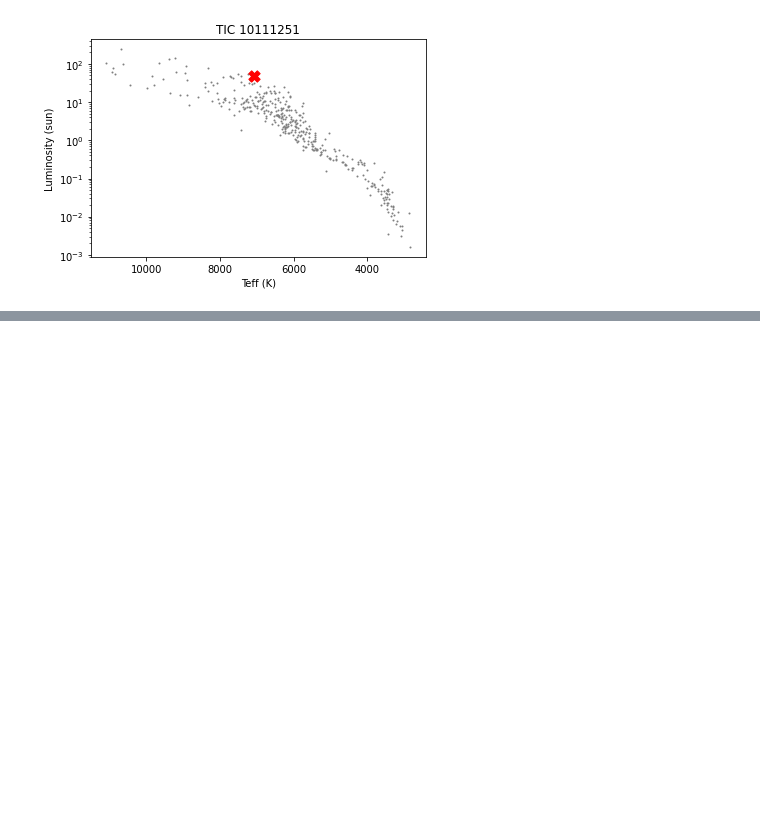
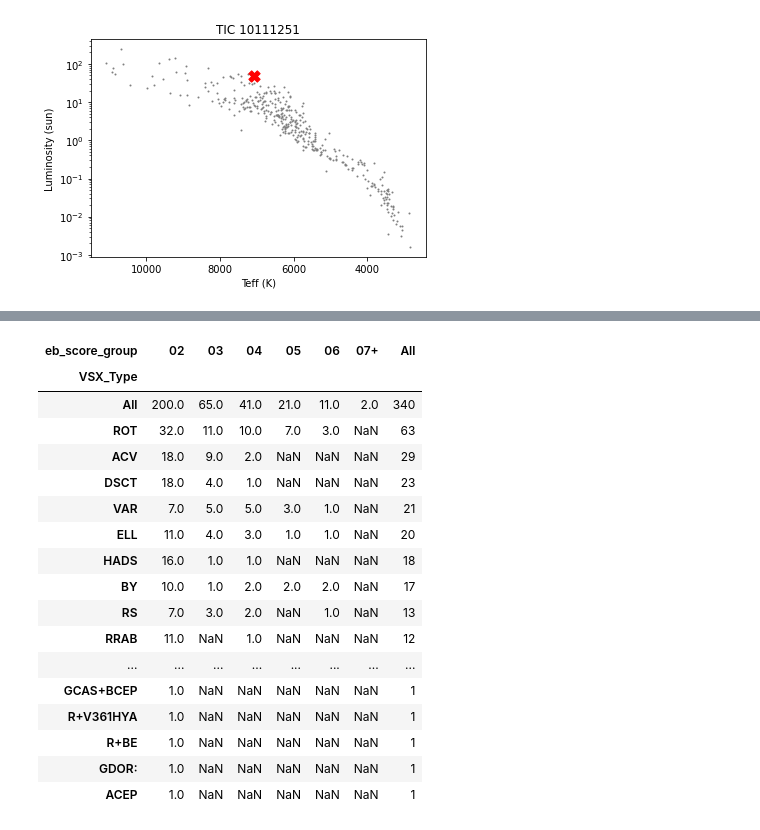
Before and after one commit to orionlee/pht_eb_stats2, a Jupyter notebook: src/dashboard.ipynb, the cells around one changed output, grey strips where cells are left out. Drawn from its saved outputs; the diff is of its cells as text; code cells hidden in the pictures; blank space fills up the shorter version.

```diff
--- a/src/dashboard.ipynb
+++ b/src/dashboard.ipynb
@@ -96,0 +103,36 @@ GridBox(children=(Output(layout=Layout(border='1px dotted gray')), Output(layout
+# %%
+df = df_catalog
+df_summary = (
+    df
+    [(df["is_eb_catalog"] == "F") & (df["eb_score"] >= 2)]  # -np.inf  # to show all
+    .pivot_table(
+        index="VSX_Type",
+#         index="ASASSN_Type",
+#         index="SIMBAD_OTYPES",
+        columns="eb_score_group", values="tic_id", aggfunc="count", margins=True)
+#     .groupby("VSX_Type")
+#     [["tic_id"]]
+#     .count()
+    .sort_values(["All"], ascending=[False])
+    )
+with pd.option_context("display.max_rows", None, "display.max_columns", None):
+    display(df_summary)
+# %% [output]
+| eb_score_group | 02 | 03 | 04 | 05 | 06 | 07+ | All |
+| VSX_Type |  |  |  |  |  |  |  |
+| All | 200.0 | 65.0 | 41.0 | 21.0 | 11.0 | 2.0 | 340 |
+| ROT | 32.0 | 11.0 | 10.0 | 7.0 | 3.0 | NaN | 63 |
+| ACV | 18.0 | 9.0 | 2.0 | NaN | NaN | NaN | 29 |
+| DSCT | 18.0 | 4.0 | 1.0 | NaN | NaN | NaN | 23 |
+| VAR | 7.0 | 5.0 | 5.0 | 3.0 | 1.0 | NaN | 21 |
+| ELL | 11.0 | 4.0 | 3.0 | 1.0 | 1.0 | NaN | 20 |
+| HADS | 16.0 | 1.0 | 1.0 | NaN | NaN | NaN | 18 |
+| BY | 10.0 | 1.0 | 2.0 | 2.0 | 2.0 | NaN | 17 |
+| RS | 7.0 | 3.0 | 2.0 | NaN | 1.0 | NaN | 13 |
+| RRAB | 11.0 | NaN | 1.0 | NaN | NaN | NaN | 12 |
+| ... | ... | ... | ... | ... | ... | ... | ... |
+| GCAS+BCEP | 1.0 | NaN | NaN | NaN | NaN | NaN | 1 |
+| R+V361HYA | 1.0 | NaN | NaN | NaN | NaN | NaN | 1 |
+| R+BE | 1.0 | NaN | NaN | NaN | NaN | NaN | 1 |
+| GDOR: | 1.0 | NaN | NaN | NaN | NaN | NaN | 1 |
+| ACEP | 1.0 | NaN | NaN | NaN | NaN | NaN | 1 |
```
Also changed, not shown: parts of 1 cell of this notebook.
